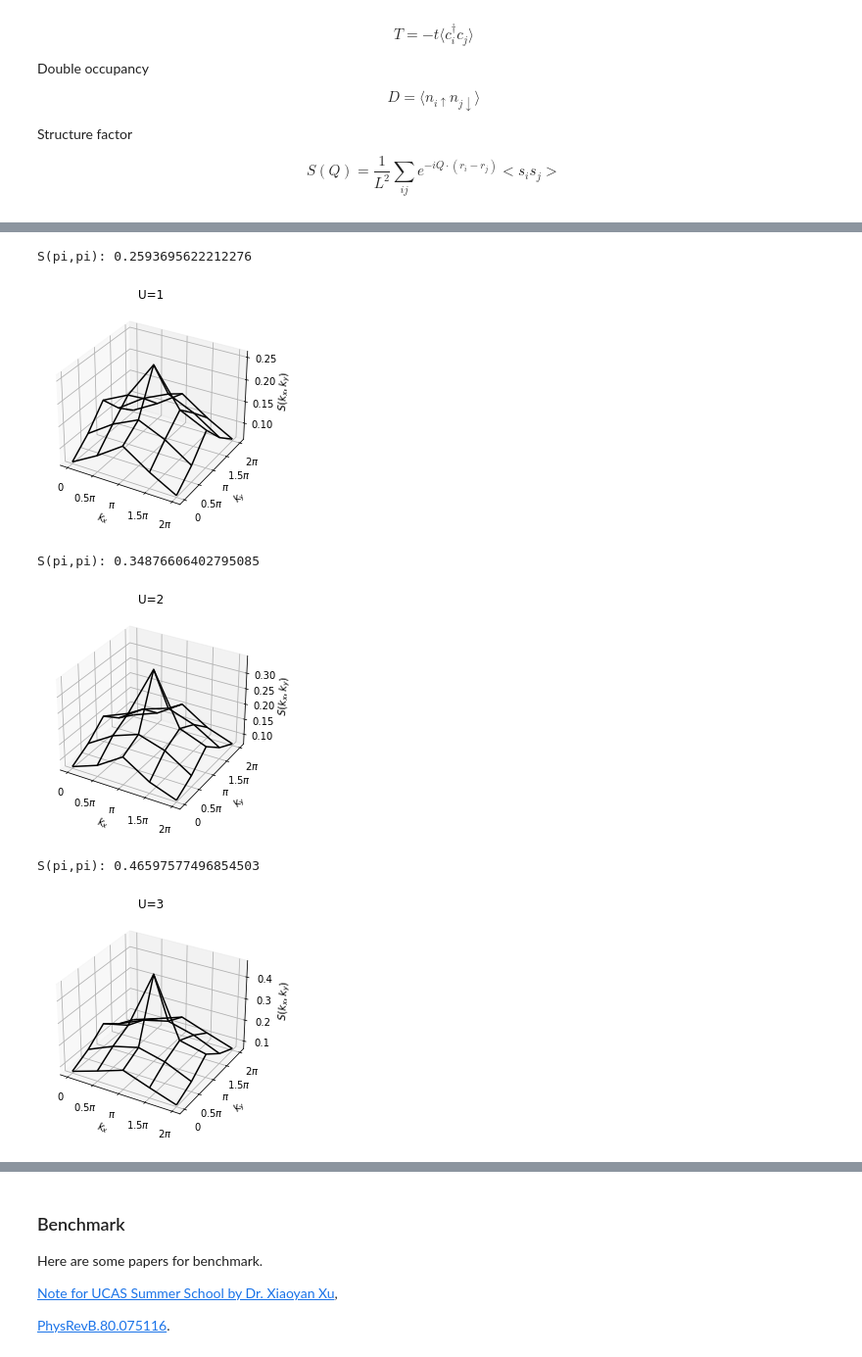
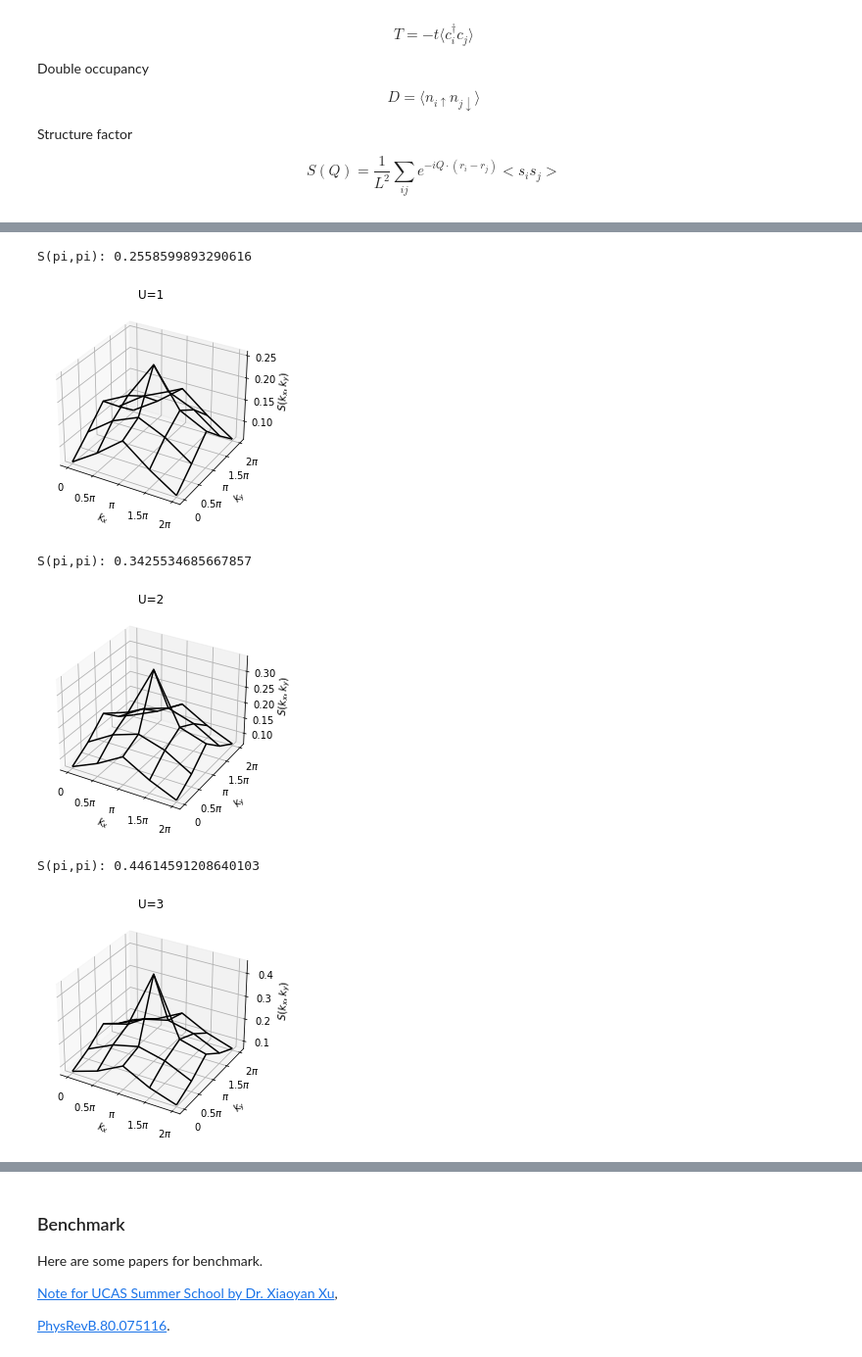
Before and after one commit to hylu666/DQMC_tutorial, a Jupyter notebook: dqmc_hubbard.ipynb, the cells around one changed output, grey strips where cells are left out. Shown at 98% size. Cells and saved outputs as stored; diff of their text form; code cells hidden in the pictures.

```diff
--- a/dqmc_hubbard.ipynb
+++ b/dqmc_hubbard.ipynb
@@ -481,7 +481,7 @@ def Run(U):
     miu=0
 
     N_warmup=20
-    N_sweep=30
+    N_sweep=100
     N_bin=8
     PeriodEqlt = 5
     WrapEvery = 5  #Im time interval for stabilization
@@ -777,8 +777,8 @@ plt.xticks(kx_lst,index_ls)
 plt.yticks(ky_lst,index_ls)
 plt.show()
 # %% [output]
-S(pi,pi): 0.2593695622212276
+S(pi,pi): 0.2558599893290616
-[figure, old version]
+[figure, new version]
 # %%
 X, Y = np.meshgrid(kx_lst, ky_lst)
 Z = skk_rst[2]
@@ -795,28 +795,26 @@ plt.xticks(kx_lst,index_ls)
 plt.yticks(ky_lst,index_ls)
 plt.show()
 # %% [output]
-S(pi,pi): 0.34876606402795085
+S(pi,pi): 0.3425534685667857
 [figure]
 # %%
 X, Y = np.meshgrid(kx_lst, ky_lst)
 Z = skk_rst[3]
 print('S(pi,pi):',Z[2][2])
 fig = plt.figure()
 ax = plt.axes(projection='3d')
 ax.plot_wireframe(X, Y, Z, color='black')
 ax.set_title('U=3')
 ax.set_xlabel('$k_x$')
 ax.set_ylabel('$k_y$')
 ax.set_zlabel('$S(k_x,k_y)$')
-x_major_locator=MultipleLocator(np.pi/2)
-y_major_locator=MultipleLocator(np.pi/2)
 index_ls = ['0','$0.5\pi$','$\pi$','$1.5\pi$','$2\pi$']
 plt.xticks(kx_lst,index_ls)
 plt.yticks(ky_lst,index_ls)
 plt.show()
 # %% [output]
-S(pi,pi): 0.46597577496854503
+S(pi,pi): 0.44614591208640103
-[figure, old version]
+[figure, new version]
 # %%
 X, Y = np.meshgrid(kx_lst, ky_lst)
 Z = skk_rst[4]
```
Also changed, not shown: parts of 5 cells of this notebook.
